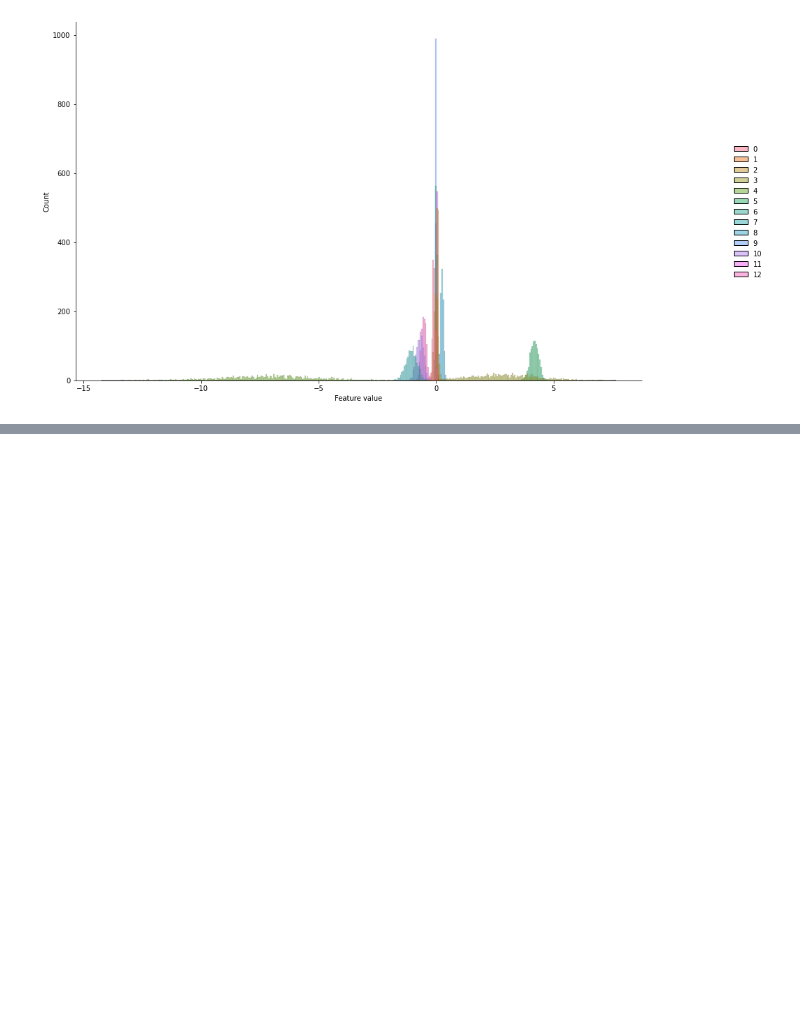
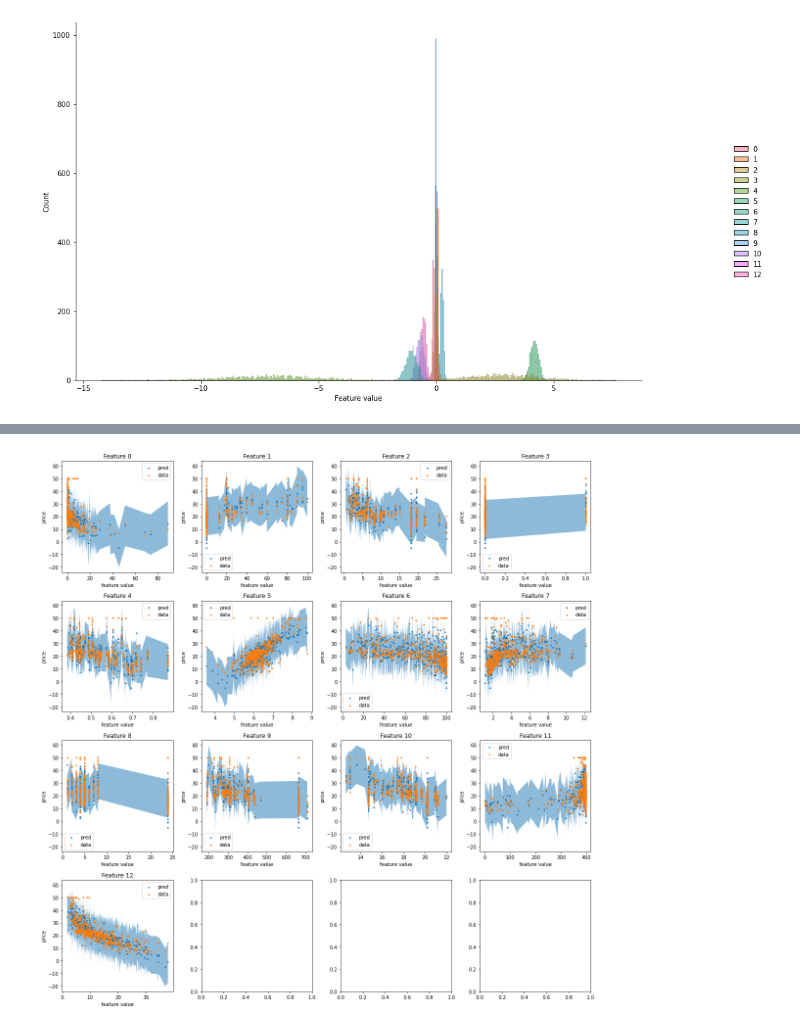
Before and after one commit to pyhh/pytorch-examples, a Jupyter notebook: pyro.ipynb, the cells around one changed output, grey strips where cells are left out. Drawn from its saved outputs; the diff is of its cells as text; code cells hidden in the pictures; blank space fills up the shorter version.

Commit message:
Adding graph labels

```diff
--- a/pyro.ipynb
+++ b/pyro.ipynb
@@ -176,0 +160,21 @@ for i in range(F):
+# %%
+fig, axes = plt.subplots(4, 4, figsize=(16,16))
+for i in range(F):
+    preds = pd.DataFrame({
+        'X': X[:, i],
+        'y_mean': svi_y.mean(0).detach().cpu().numpy(),
+        'y_perc_5': svi_y.kthvalue(int(len(svi_y) * 0.05), dim=0)[0].detach().numpy(),
+        'y_perc_95': svi_y.kthvalue(int(len(svi_y) * 0.95), dim=0)[0].detach().numpy(),
+        'true_y': y,
+    }).sort_values('X')
+    ax = axes[i // 4][i % 4]
+    ax.scatter(preds['X'], preds['y_mean'], s=5, label='pred', c='C0')
+    ax.fill_between(preds['X'], preds['y_perc_5'], preds['y_perc_95'], alpha=0.5)
+    ax.scatter(preds['X'], preds['true_y'], s=5, label='data', c='C1')
+    ax.set_title(f'Feature {i}')
+    ax.set_ylabel('price')
+    ax.set_xlabel('feature value')
+    ax.legend()
+plt.tight_layout()
+# %% [output]
+[figure, added]
```
Also changed, not shown: parts of 5 cells of this notebook.
